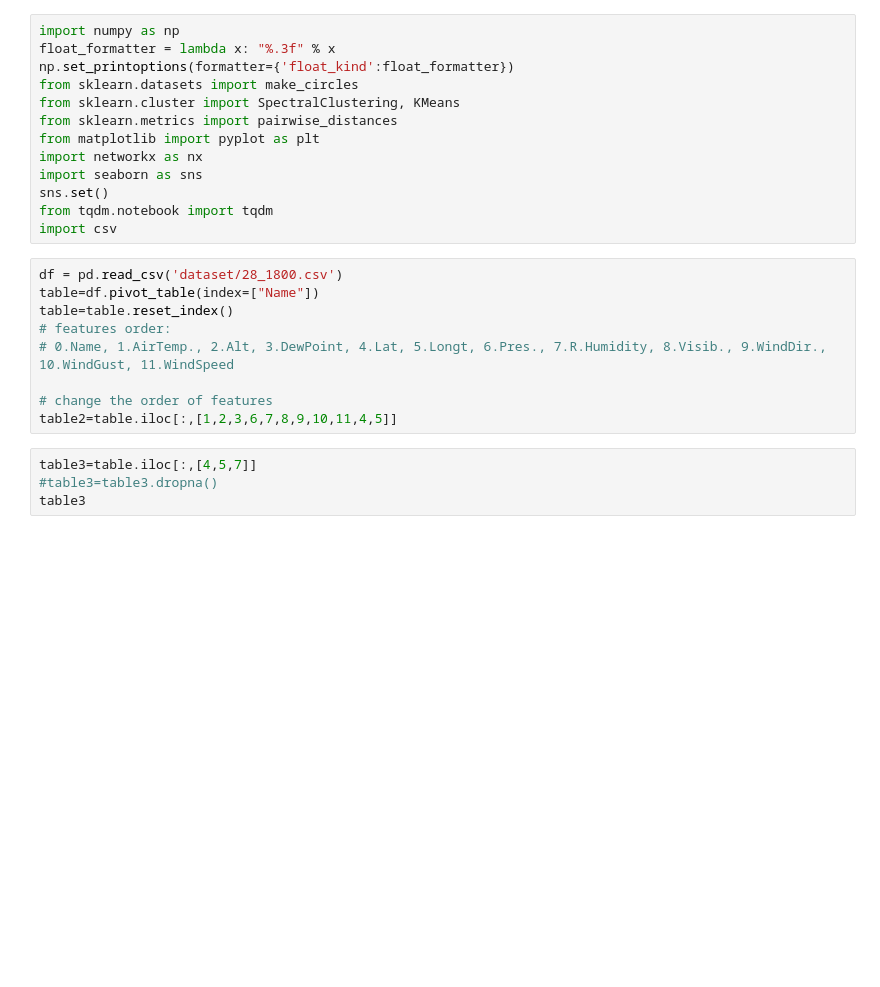
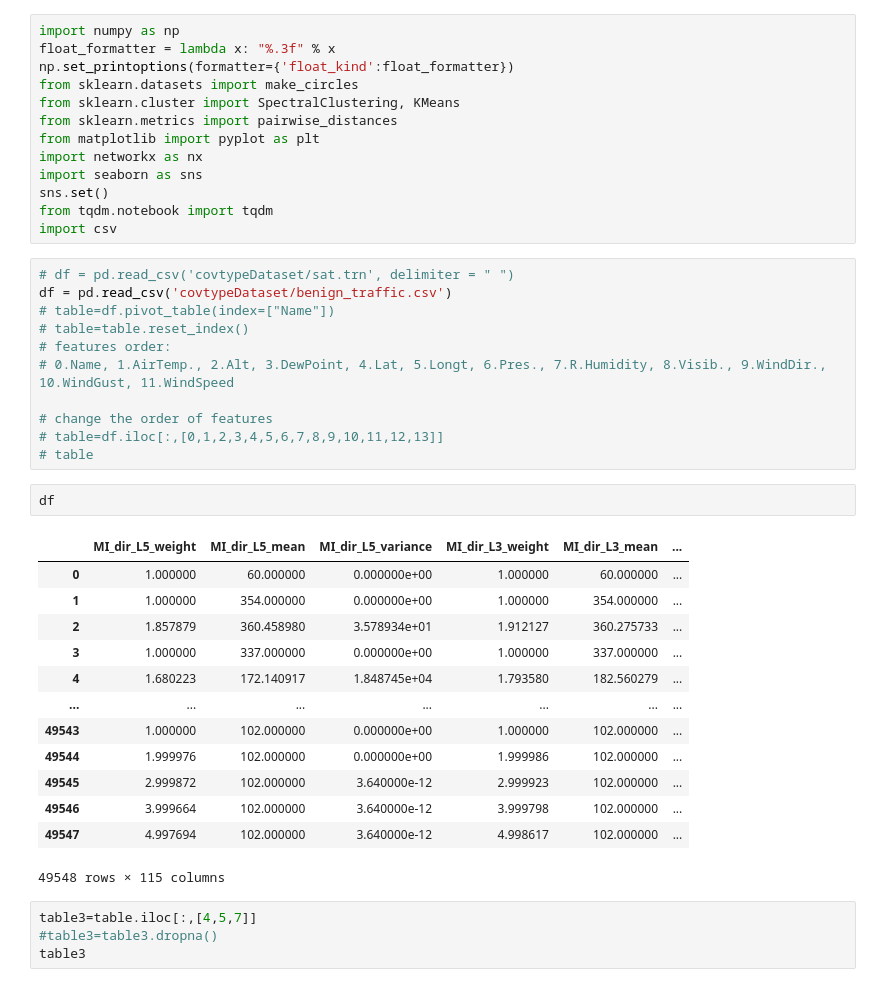
Before and after one commit to Vishal-K-Singh/darkSun, a Jupyter notebook: Untitled.ipynb, the cells around one changed output. Saved outputs shown, nothing was run; the diff lists cells and outputs as text; blank space fills up the shorter version.

```diff
--- a/Untitled.ipynb
+++ b/Untitled.ipynb
@@ -48,14 +48,32 @@ sns.set()
 from tqdm.notebook import tqdm
 import csv
 # %%
-df = pd.read_csv('dataset/28_1800.csv')
-table=df.pivot_table(index=["Name"])
-table=table.reset_index()
+# df = pd.read_csv('covtypeDataset/sat.trn', delimiter = " ")
+df = pd.read_csv('covtypeDataset/benign_traffic.csv')
+# table=df.pivot_table(index=["Name"])
+# table=table.reset_index()
 # features order:
 # 0.Name, 1.AirTemp., 2.Alt, 3.DewPoint, 4.Lat, 5.Longt, 6.Pres., 7.R.Humidity, 8.Visib., 9.WindDir., 10.WindGust, 11.WindSpeed
 
 # change the order of features
-table2=table.iloc[:,[1,2,3,6,7,8,9,10,11,4,5]]
+# table=df.iloc[:,[0,1,2,3,4,5,6,7,8,9,10,11,12,13]]
+# table
+# %%
+df
+# %% [output]
+|  | MI_dir_L5_weight | MI_dir_L5_mean | MI_dir_L5_variance | MI_dir_L3_weight | MI_dir_L3_mean | ... |
+| 0 | 1.000000 | 60.000000 | 0.000000e+00 | 1.000000 | 60.000000 | ... |
+| 1 | 1.000000 | 354.000000 | 0.000000e+00 | 1.000000 | 354.000000 | ... |
+| 2 | 1.857879 | 360.458980 | 3.578934e+01 | 1.912127 | 360.275733 | ... |
+| 3 | 1.000000 | 337.000000 | 0.000000e+00 | 1.000000 | 337.000000 | ... |
+| 4 | 1.680223 | 172.140917 | 1.848745e+04 | 1.793580 | 182.560279 | ... |
+| ... | ... | ... | ... | ... | ... | ... |
+| 49543 | 1.000000 | 102.000000 | 0.000000e+00 | 1.000000 | 102.000000 | ... |
+| 49544 | 1.999976 | 102.000000 | 0.000000e+00 | 1.999986 | 102.000000 | ... |
+| 49545 | 2.999872 | 102.000000 | 3.640000e-12 | 2.999923 | 102.000000 | ... |
+| 49546 | 3.999664 | 102.000000 | 3.640000e-12 | 3.999798 | 102.000000 | ... |
+| 49547 | 4.997694 | 102.000000 | 3.640000e-12 | 4.998617 | 102.000000 | ... |
+49548 rows × 115 columns
 # %%
 table3=table.iloc[:,[4,5,7]]
 #table3=table3.dropna()
```
Also changed, not shown: 13 other files.
